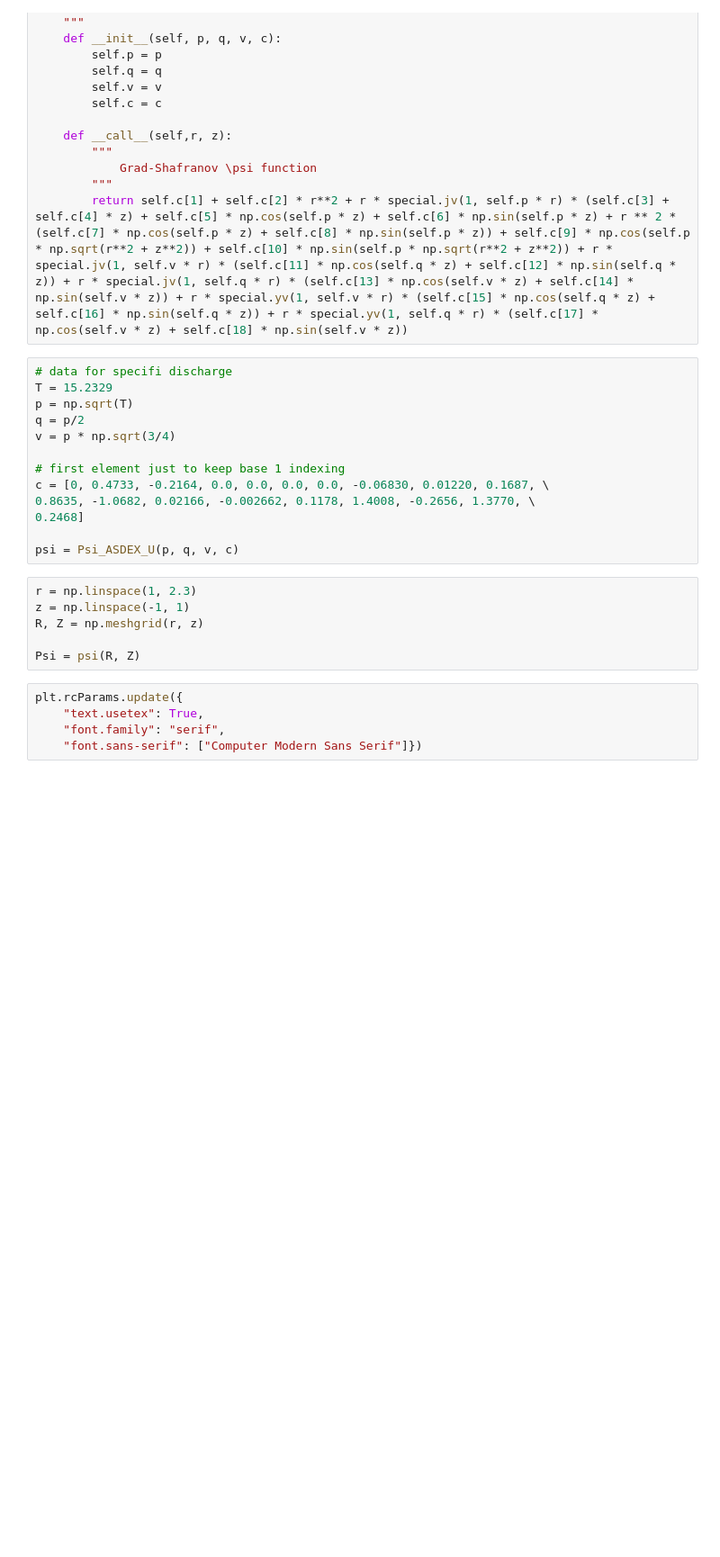
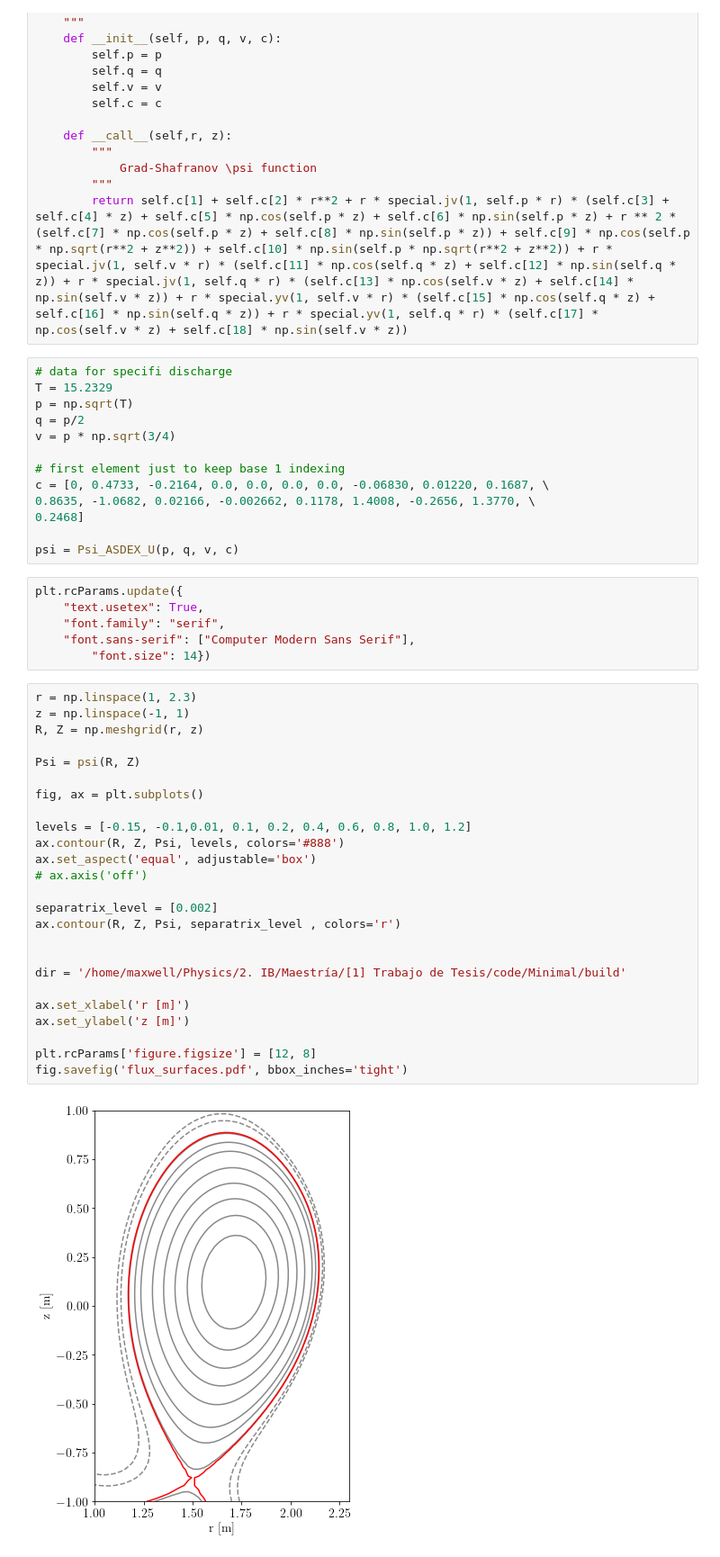
Before and after one commit to studentenherz/Minimal, a Jupyter notebook: extra/ASDEX-U.ipynb, the cells around one changed output. Shown: that part at 90% size. Saved outputs shown, nothing was run; the diff lists cells and outputs as text; blank space fills up the shorter version.

```diff
--- a/extra/ASDEX-U.ipynb
+++ b/extra/ASDEX-U.ipynb
@@ -31,15 +31,37 @@ c = [0, 0.4733, -0.2164, 0.0, 0.0, 0.0, 0.0, -0.06830, 0.01220, 0.1687, \
 0.2468]
 
 psi = Psi_ASDEX_U(p, q, v, c)
-# %%
-r = np.linspace(1, 2.3)
-z = np.linspace(-1, 1)
-R, Z = np.meshgrid(r, z)
-
-Psi = psi(R, Z)
 # %%
 plt.rcParams.update({
     "text.usetex": True,
     "font.family": "serif",
-    "font.sans-serif": ["Computer Modern Sans Serif"]})
+    "font.sans-serif": ["Computer Modern Sans Serif"],
+		"font.size": 14})
+# %%
+r = np.linspace(1, 2.3)
+z = np.linspace(-1, 1)
+R, Z = np.meshgrid(r, z)
+
+Psi = psi(R, Z)
+
+fig, ax = plt.subplots()
+
+levels = [-0.15, -0.1,0.01, 0.1, 0.2, 0.4, 0.6, 0.8, 1.0, 1.2]
+ax.contour(R, Z, Psi, levels, colors='#888')
+ax.set_aspect('equal', adjustable='box')
+# ax.axis('off')
+
+separatrix_level = [0.002]
+ax.contour(R, Z, Psi, separatrix_level , colors='r')
+
+
+dir = '/home/maxwell/Physics/2. IB/Maestría/[1] Trabajo de Tesis/code/Minimal/build'
+
+ax.set_xlabel('r [m]')
+ax.set_ylabel('z [m]')
+
+plt.rcParams['figure.figsize'] = [12, 8]
+fig.savefig('flux_surfaces.pdf', bbox_inches='tight')
+# %% [output]
+[figure, added]
 # %%
```
Also changed, not shown: parts of 1 cell of this notebook, 3 other files.
